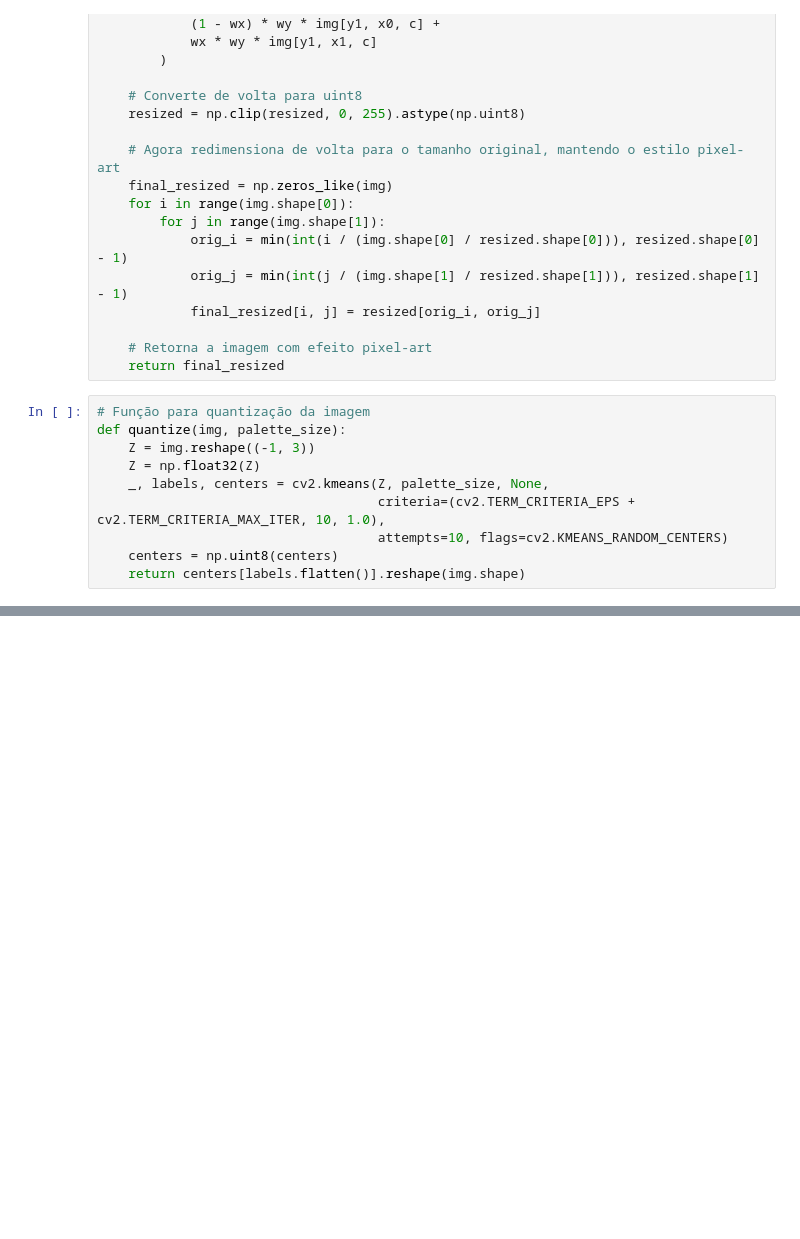
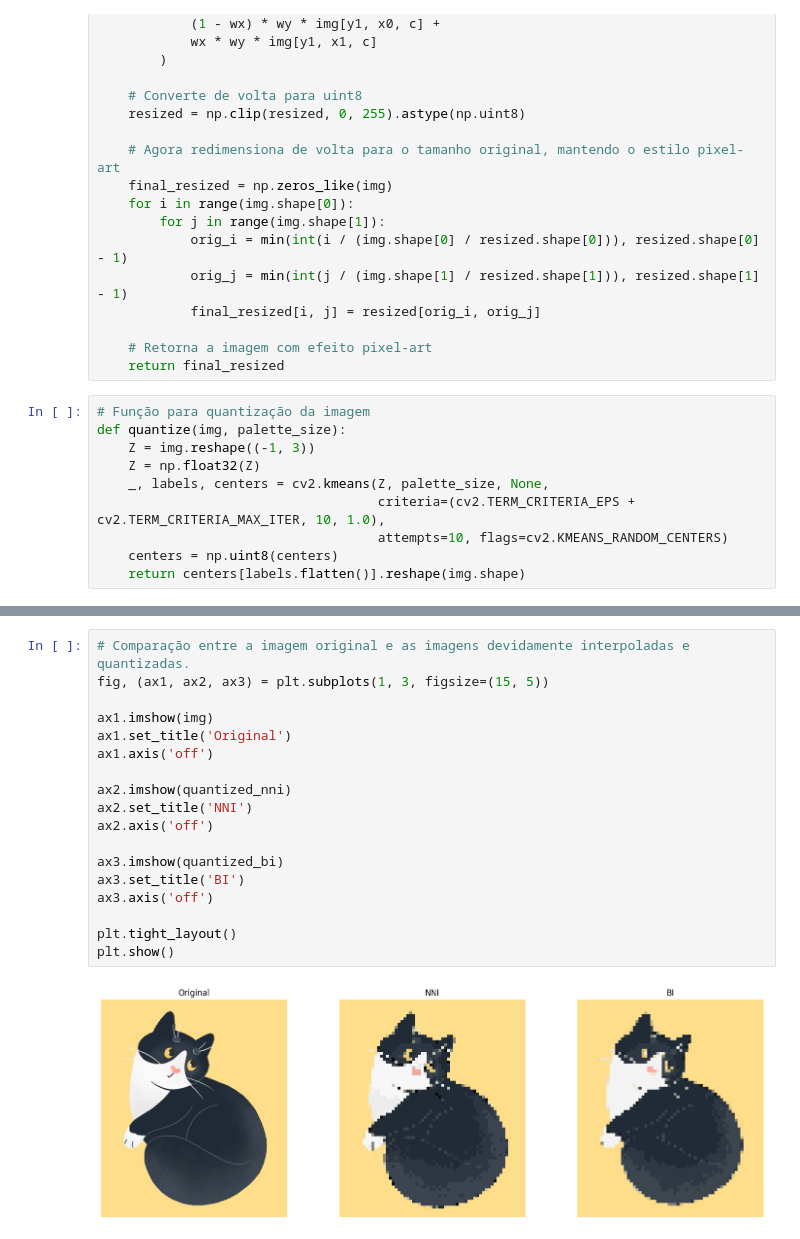
Before and after one commit to omgitsgm/pixel-art-generator, a Jupyter notebook: experimental-notebook.ipynb, the cells around one changed output, grey strips where cells are left out. Drawn from its saved outputs; the diff is of its cells as text; blank space fills up the shorter version.

```diff
--- a/experimental-notebook.ipynb
+++ b/experimental-notebook.ipynb
@@ -218,0 +219,20 @@ plt.show()
+# %%
+# Comparação entre a imagem original e as imagens devidamente interpoladas e quantizadas.
+fig, (ax1, ax2, ax3) = plt.subplots(1, 3, figsize=(15, 5))
+
+ax1.imshow(img)
+ax1.set_title('Original')
+ax1.axis('off')
+
+ax2.imshow(quantized_nni)
+ax2.set_title('NNI')
+ax2.axis('off')
+
+ax3.imshow(quantized_bi)
+ax3.set_title('BI')
+ax3.axis('off')
+
+plt.tight_layout()
+plt.show()
+# %% [output]
+[figure, added]
```
Also changed, not shown: parts of 5 cells of this notebook.
